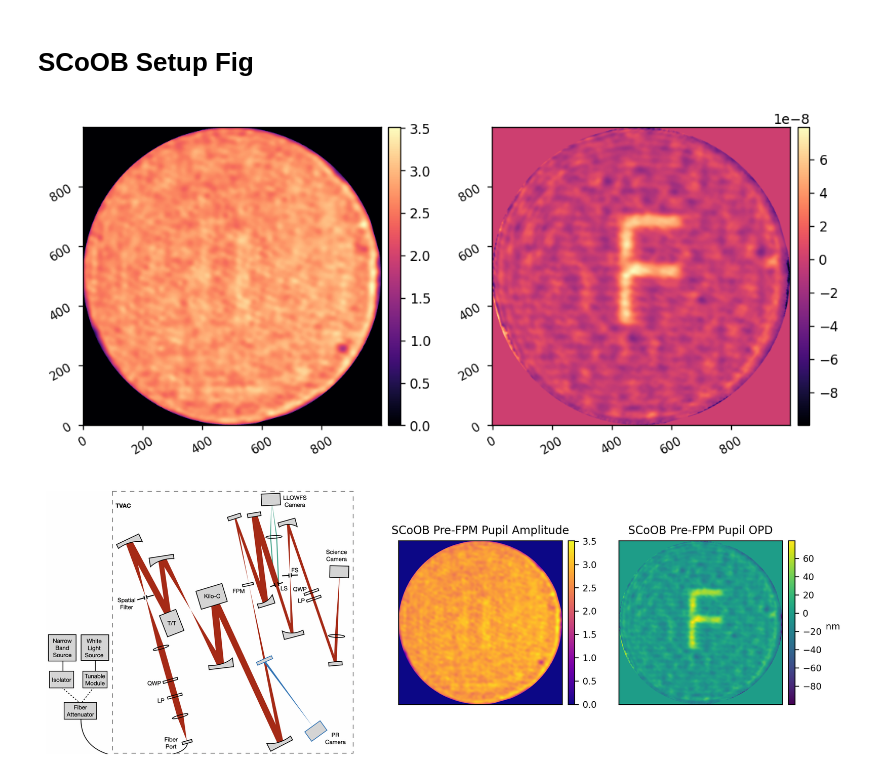
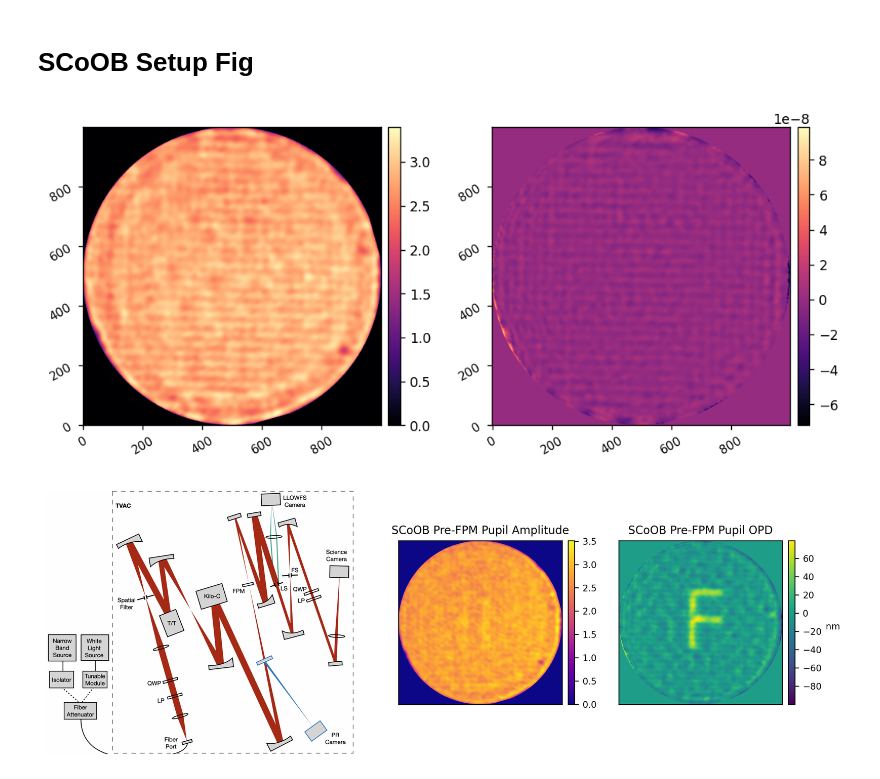
Before and after one commit to kian1377/aefc-vortex, a Jupyter notebook: scoob/make_scoob_figs.ipynb, the cells around one changed output. Saved outputs shown, nothing was run; the diff lists cells and outputs as text; code cells hidden in the pictures.

```diff
--- a/scoob/make_scoob_figs.ipynb
+++ b/scoob/make_scoob_figs.ipynb
@@ -29,12 +29,12 @@ npix = 1000
 # SCoOB Setup Fig
 # %%
 
-data = utils.load_pickle('data/20250113_fdpr2_f_processed.pkl')
+data = utils.load_pickle('data/20250114_fdpr2_ref_processed.pkl')
 wfe_amp = data['amp']
 wfe_opd = data['opd']
 imshow2(wfe_amp, wfe_opd)
 # %% [output]
-[figure, old version]
+[figure, new version]
 # %%
 import matplotlib.pyplot as plt
 import matplotlib.image as mpimg
```
Also changed, not shown: parts of 3 cells of this notebook, 4 other files.
